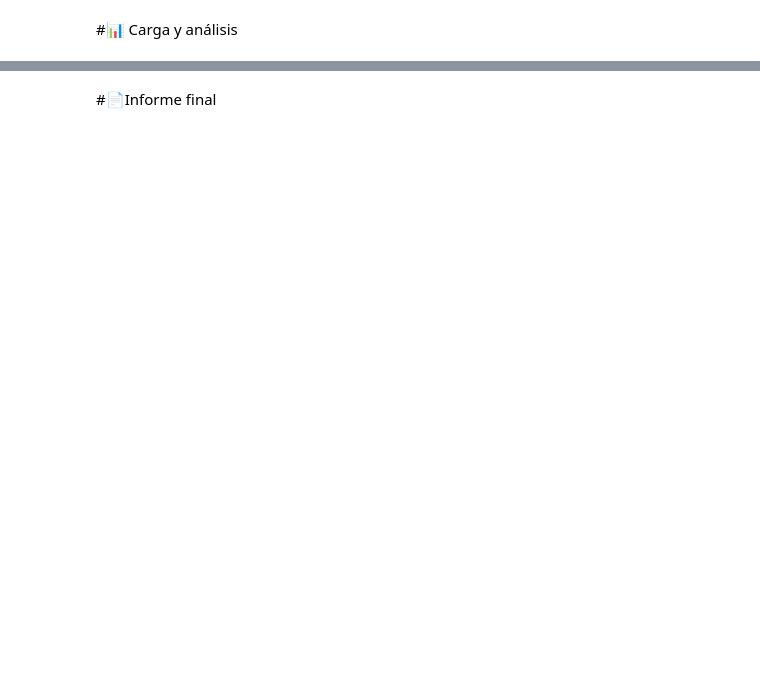
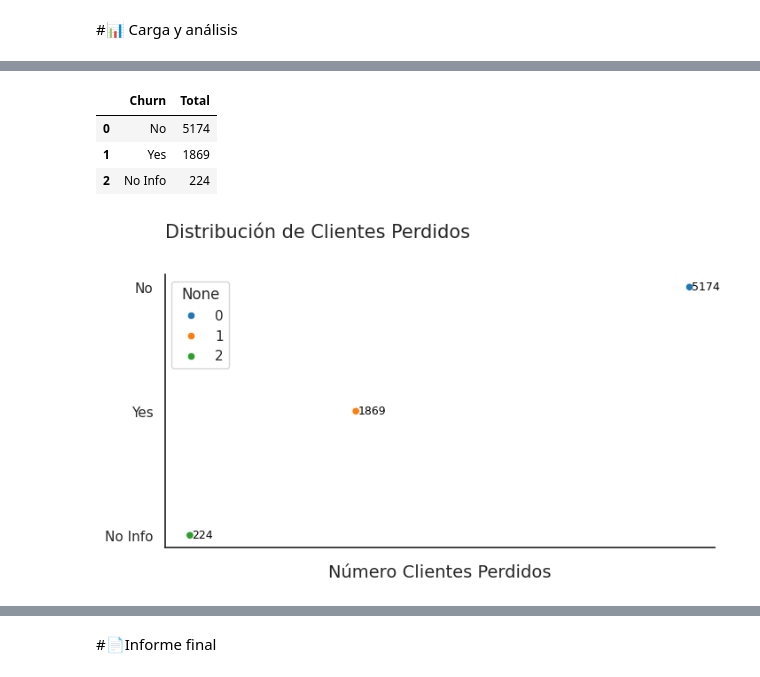
Before and after one commit to arletteGuerrero12/COPREF, a Jupyter notebook: TelecomX_LATAM.ipynb, the cells around one changed output, grey strips where cells are left out. Cells and saved outputs as stored; diff of their text form; code cells hidden in the pictures; blank space fills up the shorter version.

```diff
--- a/TelecomX_LATAM.ipynb
+++ b/TelecomX_LATAM.ipynb
@@ -67,0 +190,4 @@ datos = df.drop(columns=['InternetService']).join(internet_normalizado)
+# %%
+cn = list(df.columns)
+cn
+datos['Cuentas_Diarias'] = datos['Charges.Total'] / 30
@@ -69,0 +216,4 @@ datos = df.drop(columns=['InternetService']).join(internet_normalizado)
+# %%
+datos_churn = datos['Churn']
+datos_churn.info()
+df_datos_churn = datos_churn.to_frame(name='Churn')
@@ -69,0 +246,3 @@ datos = df.drop(columns=['InternetService']).join(internet_normalizado)
+# %%
+churn_total = df_datos_churn['Churn'].value_counts()
+churn_total
@@ -69,0 +256,32 @@ datos = df.drop(columns=['InternetService']).join(internet_normalizado)
+# %%
+df_churn_total = churn_total.to_frame(name='Total').reset_index()
+df_churn_total
+# %% [output]
+|  | Churn | Total |
+| 0 | No | 5174 |
+| 1 | Yes | 1869 |
+| 2 | No Info | 224 |
+# %%
+def generar_grafico(palette):
+  fig, ax = plt.subplots(figsize=(8, 4))
+  ax.set(xticklabels=[])
+
+  ax = sns.scatterplot(data=df_churn_total, x=df_churn_total['Total'], y=df_churn_total['Churn'], hue=df_churn_total.index, palette=palette)
+  ax.set_title('Distribución de Clientes Perdidos',
+              loc='left', fontsize=15, pad=30)
+  ax.set_xlabel('Número Clientes Perdidos', fontsize=14)
+  ax.set_ylabel('')
+
+  sns.despine()
+
+  for i, j in enumerate(df_churn_total['Total']):
+    ax.text(j+20, i, str(j), color='black', fontsize=9, ha='left', va='center')
+
+plt.show()
+
+
+
+sns.set_theme(style='white')
+generar_grafico('tab10')
+# %% [output]
+[figure, added]
```
Also changed, not shown: parts of 39 cells of this notebook.
